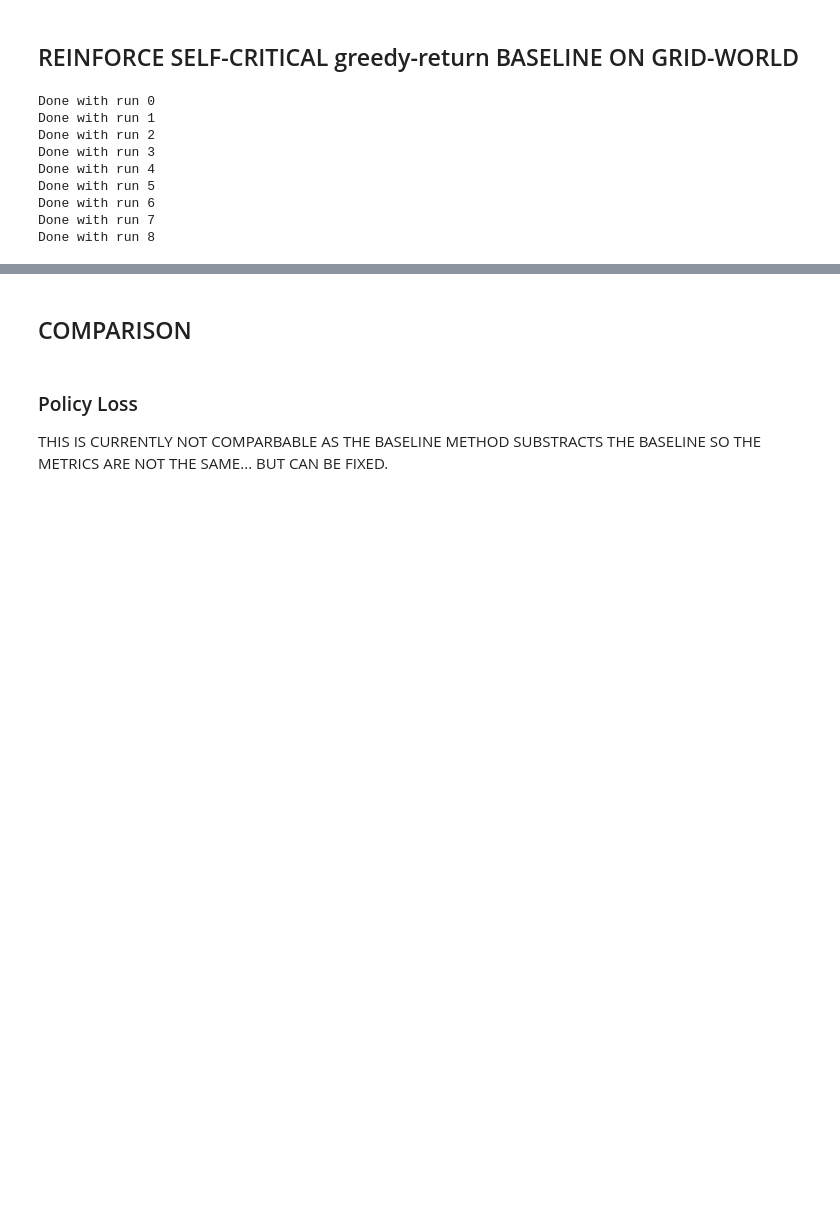
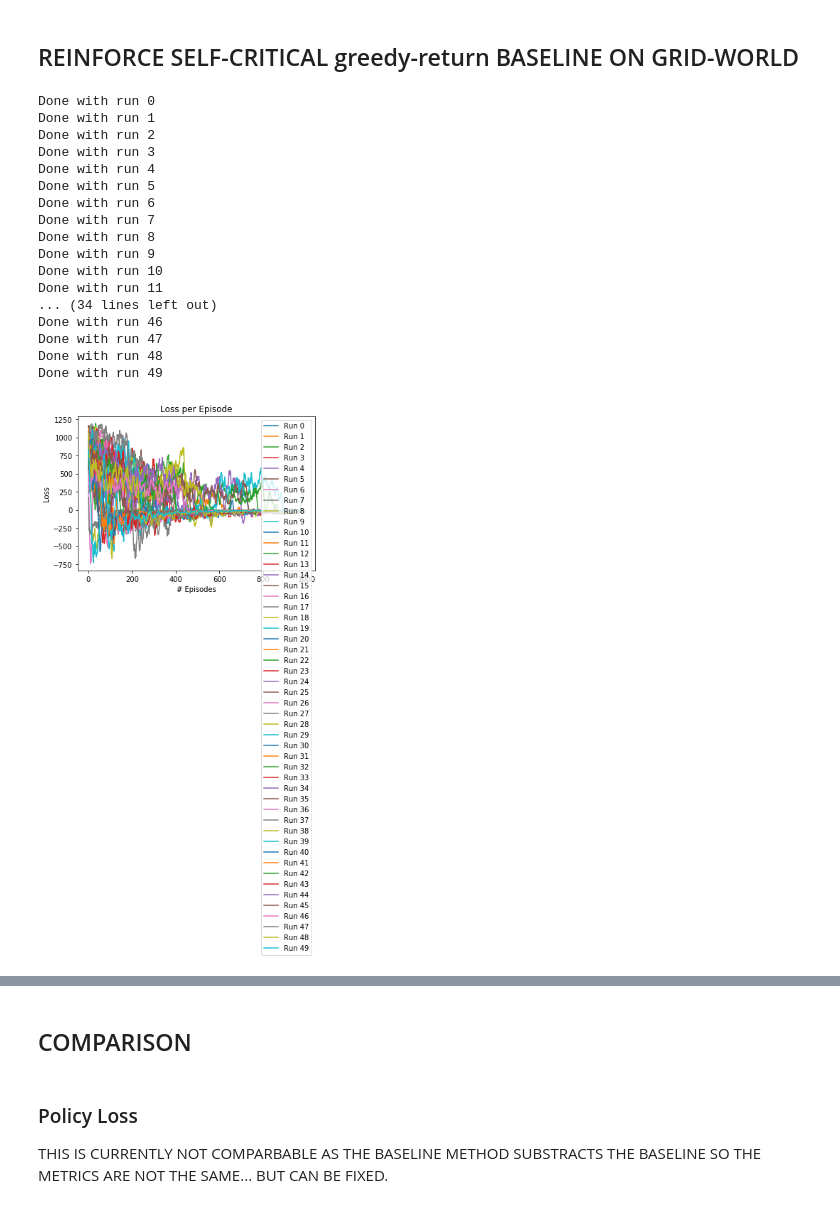
Before and after one commit to sgraaf/rl_reproducibility_lab, a Jupyter notebook: Playground.ipynb, the cells around one changed output, grey strips where cells are left out. Cells and saved outputs as stored; diff of their text form; code cells hidden in the pictures; blank space fills up the shorter version.

```diff
--- a/Playground.ipynb
+++ b/Playground.ipynb
@@ -290,7 +307,7 @@ def run_episodes_policy_gradient_with_vNN_baseline(policy_model, v_model, env, n
     return np.asanyarray(episode_durations), np.asanyarray(reinforce_losses), np.asanyarray(value_losses)
 # %%
 # Feel free to play around with the parameters!
-num_runs = 10
+num_runs = 50
 num_episodes = 1000
 discount_factor = 0.99
 learn_rate = 0.001
@@ -448,7 +472,7 @@ def run_episodes_policy_gradient_with_SC_greedy_return_baseline(model, env, num_
     return np.asanyarray(episode_durations), np.asanyarray(losses)
 # %%
 # Feel free to play around with the parameters!
-num_runs = 10
+num_runs = 50
 num_episodes = 1000
 discount_factor = 0.99
 learn_rate = 0.001
@@ -481,30 +505,39 @@ for i in range(num_runs):
 
     print('Done with run {}'.format(i))
 
 
 plt.figure()
 for i in range(num_runs):
     plt.plot(smooth(sc_greedy_return_losses[i], 10), label='Run {}'.format(i))
     plt.title('Loss per Episode')
     plt.xlabel('# Episodes')
     plt.ylabel('Loss')
     plt.legend()
 
 plt.figure()
 for i in range(num_runs):
 
     plt.plot(smooth(sc_greedy_return_episode_lenghts[i],10), label='Run {}'.format(i))
     plt.title('Duration per episode')
     plt.xlabel('# Episodes')
     plt.ylabel('# Steps to Termination')
     plt.legend()
 # %% [output]
 Done with run 0
 Done with run 1
 Done with run 2
 Done with run 3
 Done with run 4
 Done with run 5
 Done with run 6
 Done with run 7
 Done with run 8
+Done with run 9
+Done with run 10
+Done with run 11
+... (34 lines left out)
+Done with run 46
+Done with run 47
+Done with run 48
+Done with run 49
+[figure, added]
```
Also changed, not shown: parts of 6 cells of this notebook, 1 other file.
